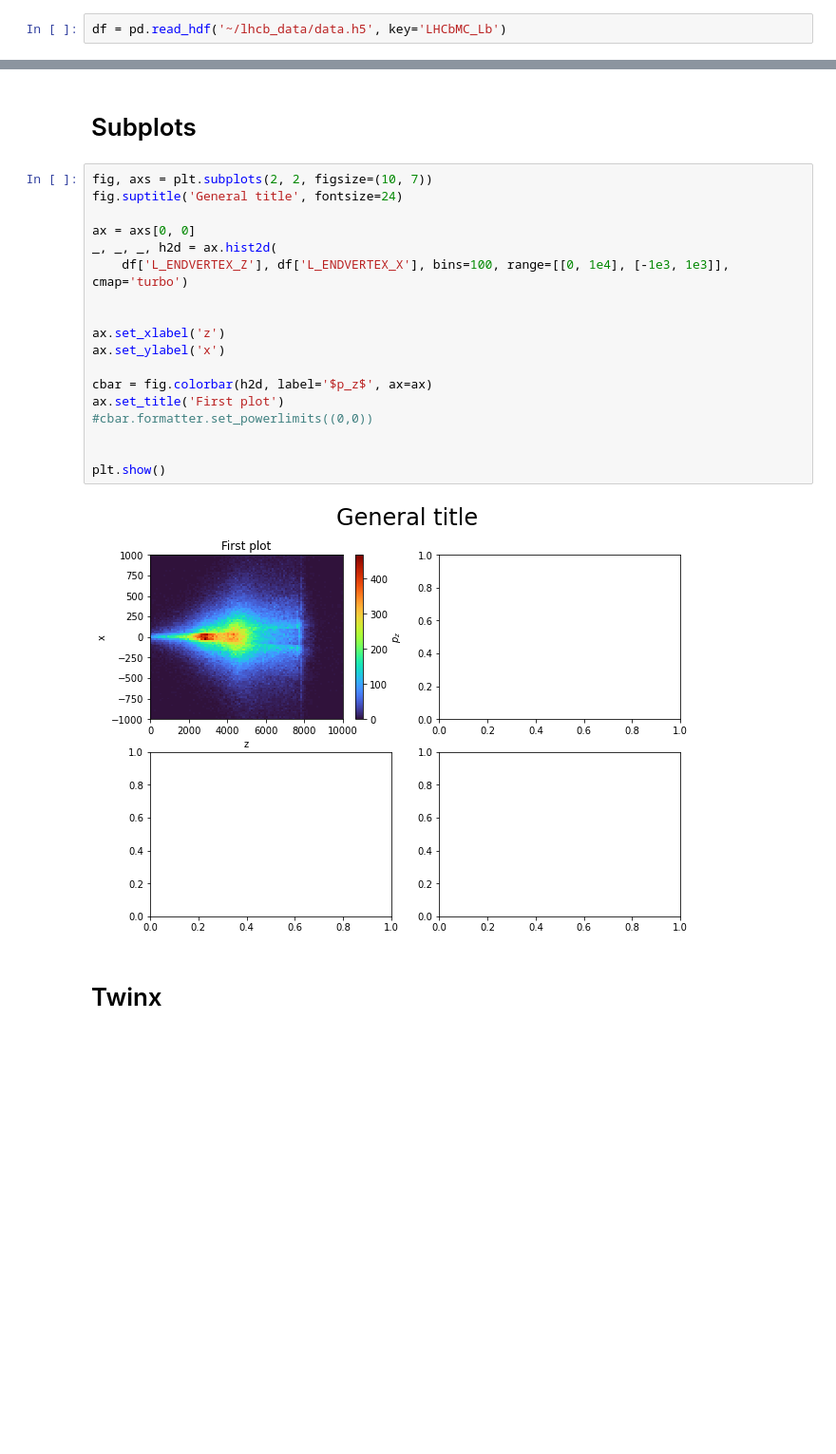
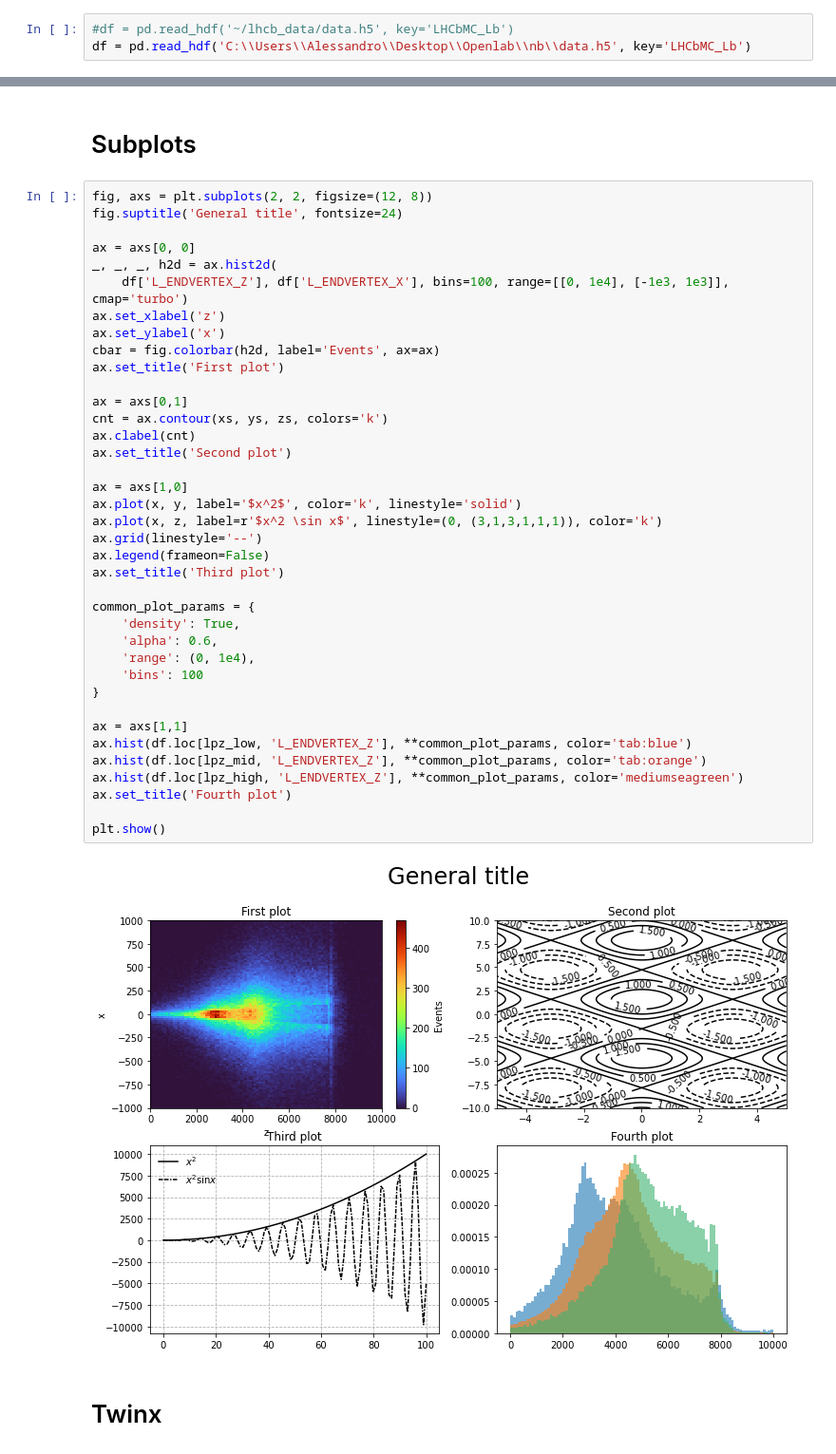
Before and after one commit to alatios/lcm-openlab_data-visualization, a Jupyter notebook: data_visualization.ipynb, the cells around one changed output, grey strips where cells are left out. Shown at 95% size. Saved outputs shown, nothing was run; the diff lists cells and outputs as text; blank space fills up the shorter version.

```diff
--- a/data_visualization.ipynb
+++ b/data_visualization.ipynb
@@ -37,7 +37,8 @@ plt.style.available
 # %%
 #plt.style.use('ggplot')
 # %%
-df = pd.read_hdf('~/lhcb_data/data.h5', key='LHCbMC_Lb')
+#df = pd.read_hdf('~/lhcb_data/data.h5', key='LHCbMC_Lb')
+df = pd.read_hdf('C:\\Users\\Alessandro\\Desktop\\Openlab\\nb\\data.h5', key='LHCbMC_Lb')
 # %%
 df
 # %% [output]
@@ -376,25 +361,45 @@ plt.show()
 # %% [markdown]
 # Subplots
 # %%
-fig, axs = plt.subplots(2, 2, figsize=(10, 7))
+fig, axs = plt.subplots(2, 2, figsize=(12, 8))
 fig.suptitle('General title', fontsize=24)
 
 ax = axs[0, 0]
 _, _, _, h2d = ax.hist2d(
     df['L_ENDVERTEX_Z'], df['L_ENDVERTEX_X'], bins=100, range=[[0, 1e4], [-1e3, 1e3]], cmap='turbo')
-
-
 ax.set_xlabel('z')
 ax.set_ylabel('x')
+cbar = fig.colorbar(h2d, label='Events', ax=ax)
+ax.set_title('First plot')
 
-cbar = fig.colorbar(h2d, label='$p_z$', ax=ax)
-ax.set_title('First plot')
-#cbar.formatter.set_powerlimits((0,0))
+ax = axs[0,1]
+cnt = ax.contour(xs, ys, zs, colors='k')
+ax.clabel(cnt)
+ax.set_title('Second plot')
 
+ax = axs[1,0]
+ax.plot(x, y, label='$x^2$', color='k', linestyle='solid')
+ax.plot(x, z, label=r'$x^2 \sin x$', linestyle=(0, (3,1,3,1,1,1)), color='k')
+ax.grid(linestyle='--')
+ax.legend(frameon=False)
+ax.set_title('Third plot')
+
+common_plot_params = {
+    'density': True,
+    'alpha': 0.6,
+    'range': (0, 1e4),
+    'bins': 100
+}
+
+ax = axs[1,1]
+ax.hist(df.loc[lpz_low, 'L_ENDVERTEX_Z'], **common_plot_params, color='tab:blue')
+ax.hist(df.loc[lpz_mid, 'L_ENDVERTEX_Z'], **common_plot_params, color='tab:orange')
+ax.hist(df.loc[lpz_high, 'L_ENDVERTEX_Z'], **common_plot_params, color='mediumseagreen')
+ax.set_title('Fourth plot')
 
 plt.show()
 # %% [output]
-[figure, old version]
+[figure, new version]
 # %% [markdown]
 # Twinx
 # %%
```
Also changed, not shown: parts of 23 cells of this notebook.
